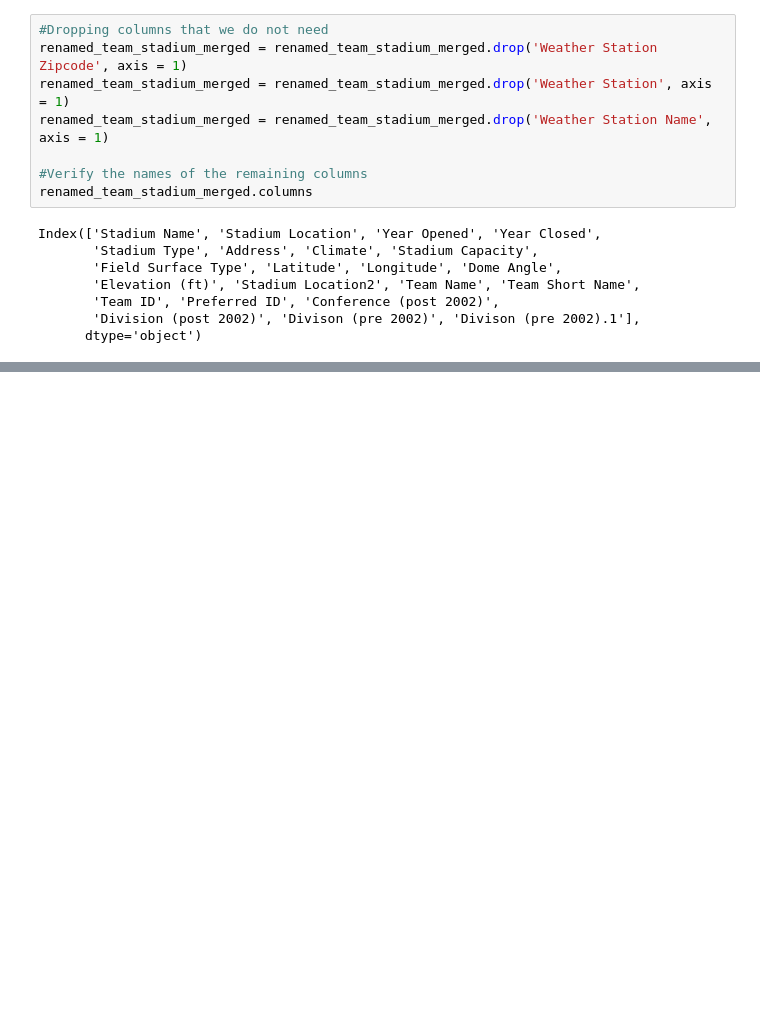
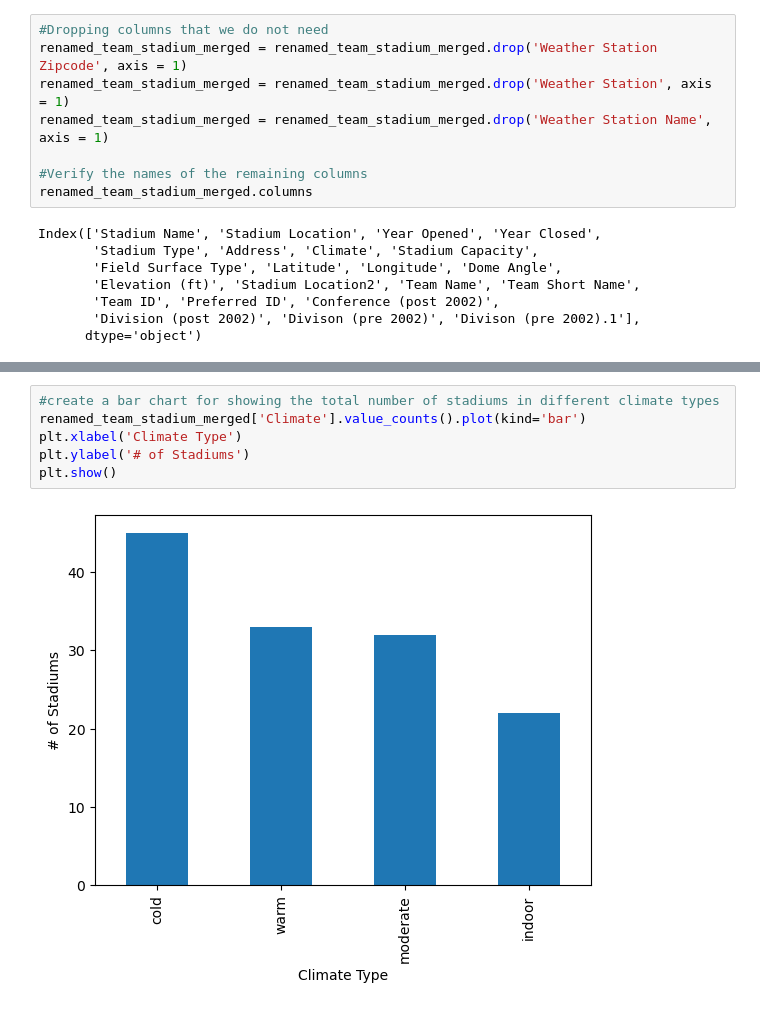
Before and after one commit to meltonme/nfl_sports_betting_analysis, a Jupyter notebook: NFL Betting Analysis/betting_analysis.ipynb, the cells around one changed output, grey strips where cells are left out. Cells and saved outputs as stored; diff of their text form; blank space fills up the shorter version.

```diff
--- a/NFL Betting Analysis/betting_analysis.ipynb
+++ b/NFL Betting Analysis/betting_analysis.ipynb
@@ -132,0 +150,8 @@ renamed_team_stadium_merged
+# %%
+#create a bar chart for showing the total number of stadiums in different climate types
+renamed_team_stadium_merged['Climate'].value_counts().plot(kind='bar')
+plt.xlabel('Climate Type')
+plt.ylabel('# of Stadiums')
+plt.show()
+# %% [output]
+[figure, added]
```
Also changed, not shown: parts of 9 cells of this notebook, 2 other files.
